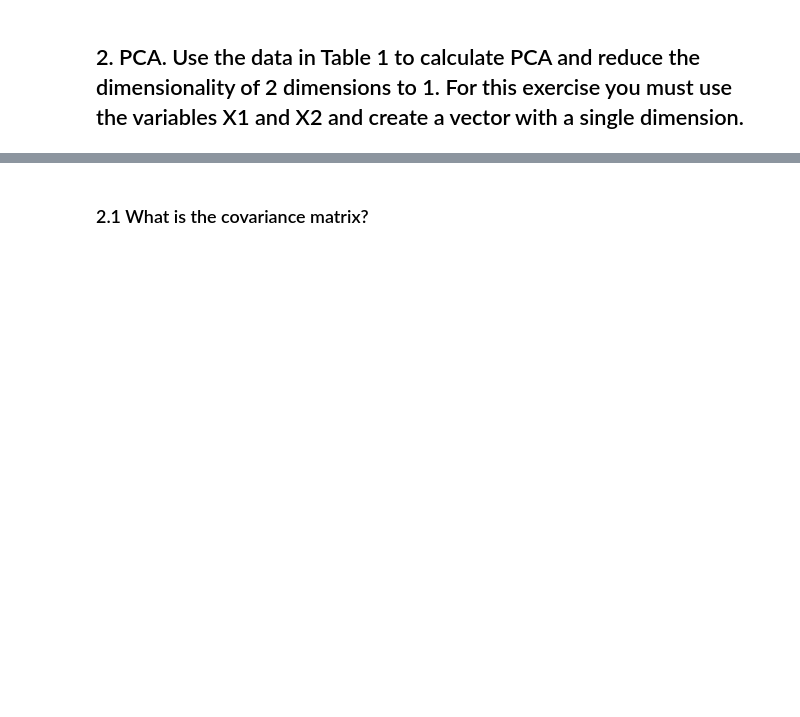
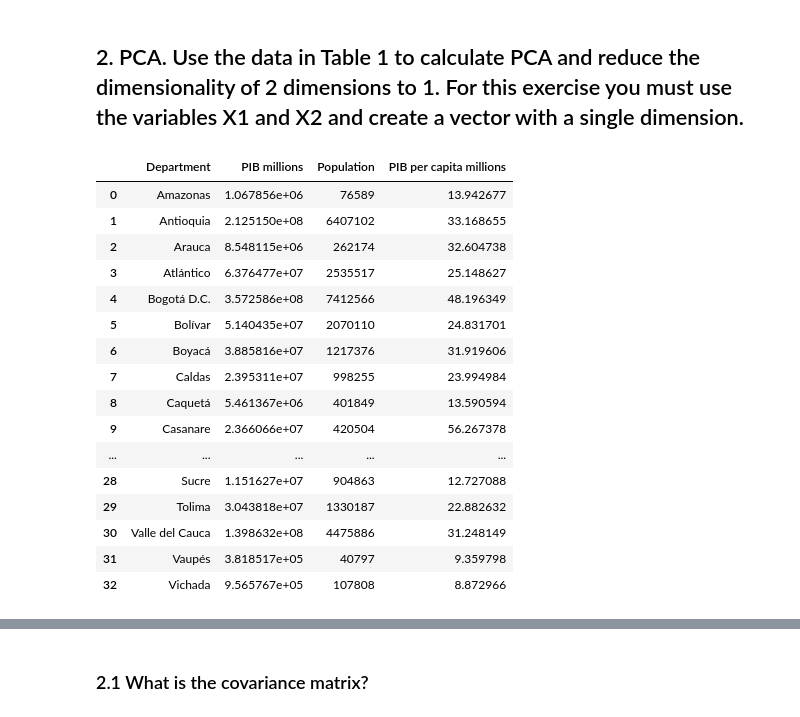
Before and after one commit to edyquintero/Statistics-III-2024-1, a Jupyter notebook: statisticsTasks/task_1/Point 2.ipynb, the cells around one changed output, grey strips where cells are left out. Drawn from its saved outputs; the diff is of its cells as text; code cells hidden in the pictures; blank space fills up the shorter version.

```diff
--- a/statisticsTasks/task_1/Point 2.ipynb
+++ b/statisticsTasks/task_1/Point 2.ipynb
@@ -2,3 +2,28 @@
 # Task1/Point1
 # %% [markdown]
 ## 2. PCA. Use the data in Table 1 to calculate PCA and reduce the dimensionality of 2 dimensions to 1. For this exercise you must use the variables X1 and X2 and create a vector with a single dimension.
+# %%
+import pandas as pd
+import matplotlib.pyplot as plt
+import numpy as np
+
+df = pd.read_csv("data/DEPARTMENTS.csv")
+df
+# %% [output]
+|  | Department | PIB millions | Population | PIB per capita millions |
+| 0 | Amazonas | 1.067856e+06 | 76589 | 13.942677 |
+| 1 | Antioquia | 2.125150e+08 | 6407102 | 33.168655 |
+| 2 | Arauca | 8.548115e+06 | 262174 | 32.604738 |
+| 3 | Atlántico | 6.376477e+07 | 2535517 | 25.148627 |
+| 4 | Bogotá D.C. | 3.572586e+08 | 7412566 | 48.196349 |
+| 5 | Bolívar | 5.140435e+07 | 2070110 | 24.831701 |
+| 6 | Boyacá | 3.885816e+07 | 1217376 | 31.919606 |
+| 7 | Caldas | 2.395311e+07 | 998255 | 23.994984 |
+| 8 | Caquetá | 5.461367e+06 | 401849 | 13.590594 |
+| 9 | Casanare | 2.366066e+07 | 420504 | 56.267378 |
+| ... | ... | ... | ... | ... |
+| 28 | Sucre | 1.151627e+07 | 904863 | 12.727088 |
+| 29 | Tolima | 3.043818e+07 | 1330187 | 22.882632 |
+| 30 | Valle del Cauca | 1.398632e+08 | 4475886 | 31.248149 |
+| 31 | Vaupés | 3.818517e+05 | 40797 | 9.359798 |
+| 32 | Vichada | 9.565767e+05 | 107808 | 8.872966 |
```
Also changed, not shown: parts of 8 cells of this notebook, 2 other files.
